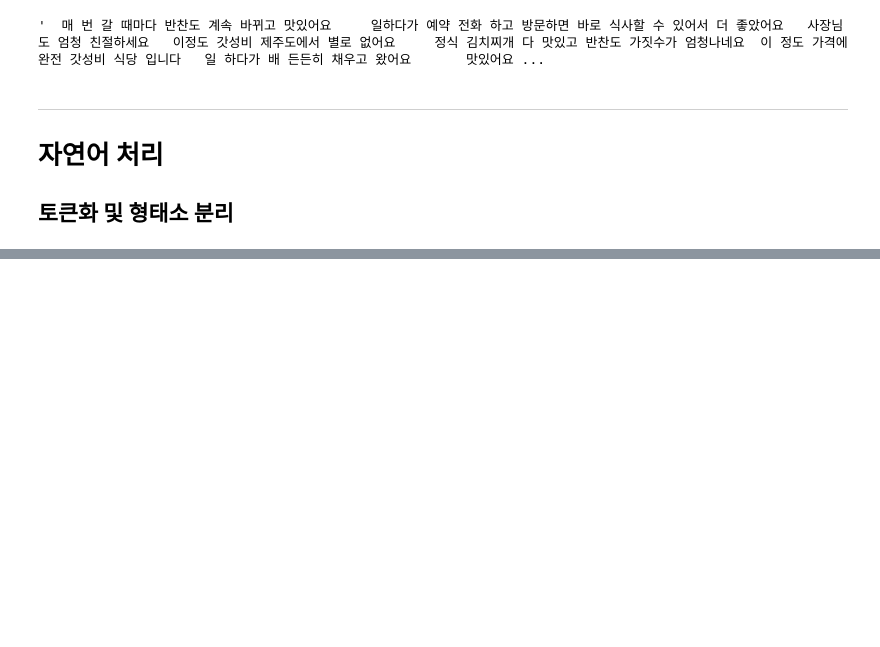
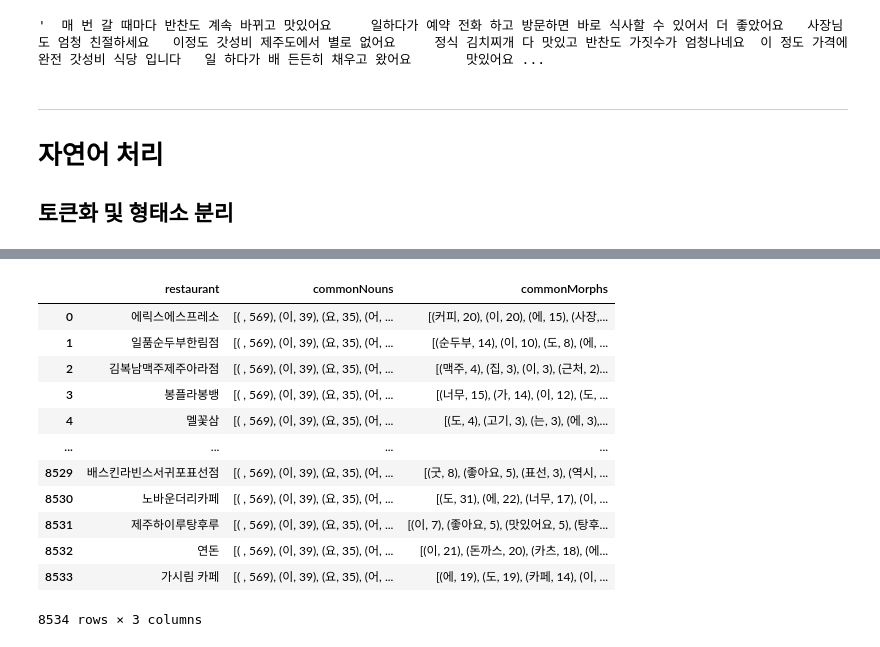
Before and after one commit to JejuTravelApp/DataAnalysis, a Jupyter notebook: JY_음식점 데이터 전처리.ipynb, the cells around one changed output, grey strips where cells are left out. Saved outputs shown, nothing was run; the diff lists cells and outputs as text; code cells hidden in the pictures; blank space fills up the shorter version.

```diff
--- a/JY_음식점 데이터 전처리.ipynb
+++ b/JY_음식점 데이터 전처리.ipynb
@@ -459,16 +459,16 @@ for review in jejuRestaurant['review']:
     kmrPos.append(kmr.pos(review))
     kmrNouns.append(kmr.nouns(review))
 # %%
-# Kkma 분석기
-# 형태소 추출
-kkmMorphs = []
-# 품사 태깅
-kkmPos = []
-# 명사 추출
-kkmNouns = []
+# # Kkma 분석기
+# # 형태소 추출
+# kkmMorphs = []
+# # 품사 태깅
+# kkmPos = []
+# # 명사 추출
+# kkmNouns = []
 
-# 리뷰 컬럼 형태소 분리하기
-for review in jejuRestaurant['review']:
-    kkmMorphs.append(kkm.morphs(review))
-    kkmPos.append(kkm.pos(review))
-    kkmNouns.append(kkm.nouns(review))
+# # 리뷰 컬럼 형태소 분리하기
+# for review in jejuRestaurant['review']:
+#     kkmMorphs.append(kkm.morphs(review))
+#     kkmPos.append(kkm.pos(review))
+#     kkmNouns.append(kkm.nouns(review))
@@ -474,0 +540,29 @@ for review in jejuRestaurant['review']:
+# %%
+# 식당 리뷰 별 빈도수 높은 상위 10개 단어
+noun_common_words = []
+for reviewNouns in jejuRestaurant['reviewNouns'] :
+    noun = nltk.Text(review)
+    noun_common_words.append(noun.vocab().most_common(10))
+
+morphs_common_words = []
+for reviewMorphs in jejuRestaurant['reviewMorphs'] :
+    morphs = nltk.Text(reviewMorphs)
+    morphs_common_words.append(morphs.vocab().most_common(10))
+
+commonDF = {'restaurant' : jejuRestaurant['사업장명'], 'commonNouns' : noun_common_words, 'commonMorphs' : morphs_common_words}
+commonDF = pd.DataFrame(commonDF)
+commonDF
+# %% [output]
+|  | restaurant | commonNouns | commonMorphs |
+| 0 | 에릭스에스프레소 | [( , 569), (이, 39), (요, 35), (어, ... | [(커피, 20), (이, 20), (에, 15), (사장,... |
+| 1 | 일품순두부한림점 | [( , 569), (이, 39), (요, 35), (어, ... | [(순두부, 14), (이, 10), (도, 8), (에, ... |
+| 2 | 김복남맥주제주아라점 | [( , 569), (이, 39), (요, 35), (어, ... | [(맥주, 4), (집, 3), (이, 3), (근처, 2)... |
+| 3 | 봉플라봉뱅 | [( , 569), (이, 39), (요, 35), (어, ... | [(너무, 15), (가, 14), (이, 12), (도, ... |
+| 4 | 멜꽃삼 | [( , 569), (이, 39), (요, 35), (어, ... | [(도, 4), (고기, 3), (는, 3), (에, 3),... |
+| ... | ... | ... | ... |
+| 8529 | 배스킨라빈스서귀포표선점 | [( , 569), (이, 39), (요, 35), (어, ... | [(굿, 8), (좋아요, 5), (표선, 3), (역시, ... |
+| 8530 | 노바운더리카페 | [( , 569), (이, 39), (요, 35), (어, ... | [(도, 31), (에, 22), (너무, 17), (이, ... |
+| 8531 | 제주하이루탕후루 | [( , 569), (이, 39), (요, 35), (어, ... | [(이, 7), (좋아요, 5), (맛있어요, 5), (탕후... |
+| 8532 | 연돈 | [( , 569), (이, 39), (요, 35), (어, ... | [(이, 21), (돈까스, 20), (카츠, 18), (에... |
+| 8533 | 가시림 카페 | [( , 569), (이, 39), (요, 35), (어, ... | [(에, 19), (도, 19), (카페, 14), (이, ... |
+8534 rows × 3 columns
```
Also changed, not shown: parts of 19 cells of this notebook.
